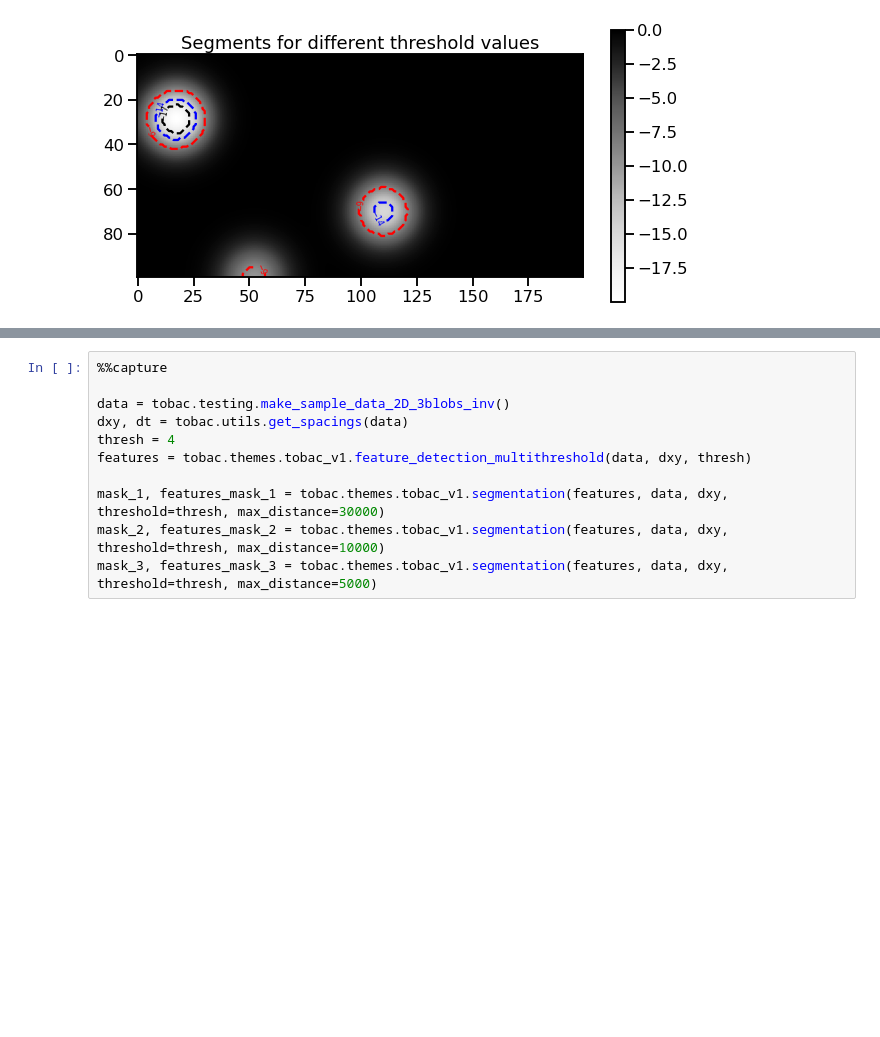
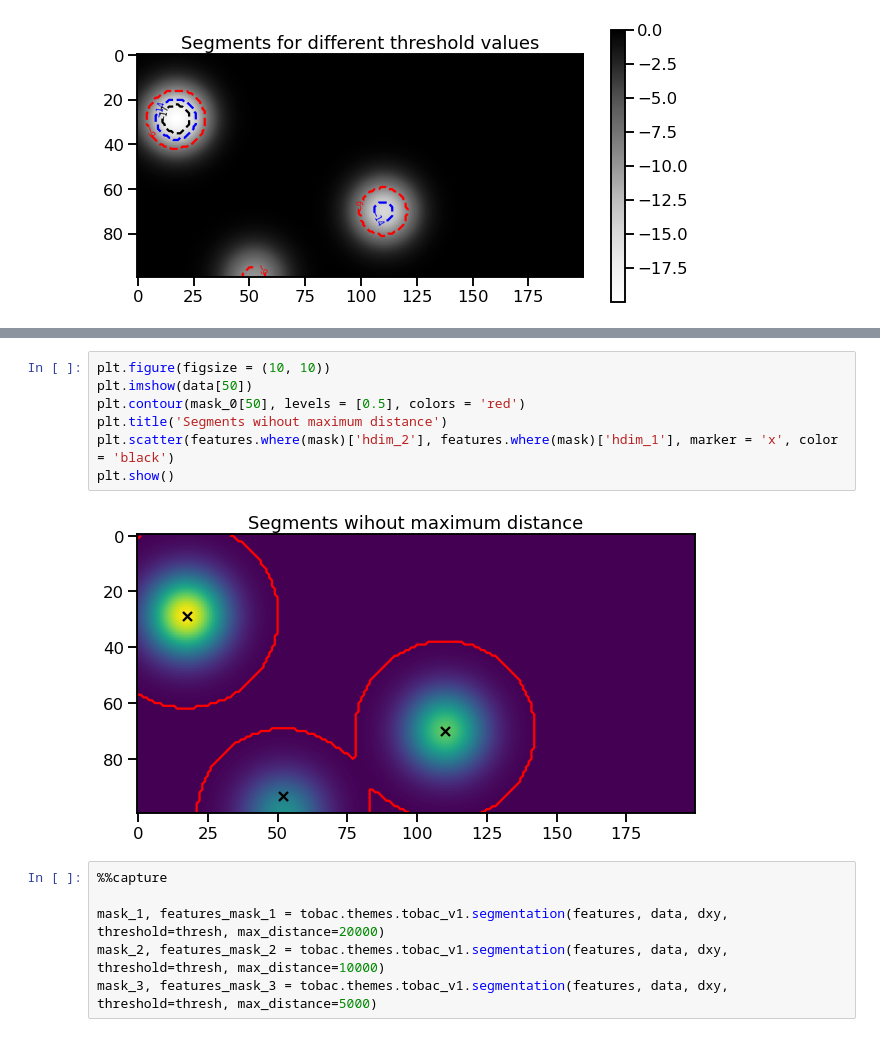
Before and after one commit to tobac-project/tobac-tutorials, a Jupyter notebook: tutorials/Basics/Segmentation.ipynb, the cells around one changed output, grey strips where cells are left out. Saved outputs shown, nothing was run; the diff lists cells and outputs as text; blank space fills up the shorter version.

```diff
--- a/tutorials/Basics/Segmentation.ipynb
+++ b/tutorials/Basics/Segmentation.ipynb
@@ -113,12 +127,16 @@ Another way of determining the size of our segments is the *max_distance*-parame
+# %%
+plt.figure(figsize = (10, 10))
+plt.imshow(data[50])
+plt.contour(mask_0[50], levels = [0.5], colors = 'red')
+plt.title('Segments wihout maximum distance')
+plt.scatter(features.where(mask)['hdim_2'], features.where(mask)['hdim_1'], marker = 'x', color = 'black')
+plt.show()
+# %% [output]
+[figure, added]
 # %%
 %%capture
 
-data = tobac.testing.make_sample_data_2D_3blobs_inv()
-dxy, dt = tobac.utils.get_spacings(data)
-thresh = 4
-features = tobac.themes.tobac_v1.feature_detection_multithreshold(data, dxy, thresh)
-
-mask_1, features_mask_1 = tobac.themes.tobac_v1.segmentation(features, data, dxy, threshold=thresh, max_distance=30000)
+mask_1, features_mask_1 = tobac.themes.tobac_v1.segmentation(features, data, dxy, threshold=thresh, max_distance=20000)
 mask_2, features_mask_2 = tobac.themes.tobac_v1.segmentation(features, data, dxy, threshold=thresh, max_distance=10000)
 mask_3, features_mask_3 = tobac.themes.tobac_v1.segmentation(features, data, dxy, threshold=thresh, max_distance=5000)
 # %%
```
Also changed, not shown: parts of 41 cells of this notebook, 2 other files.
